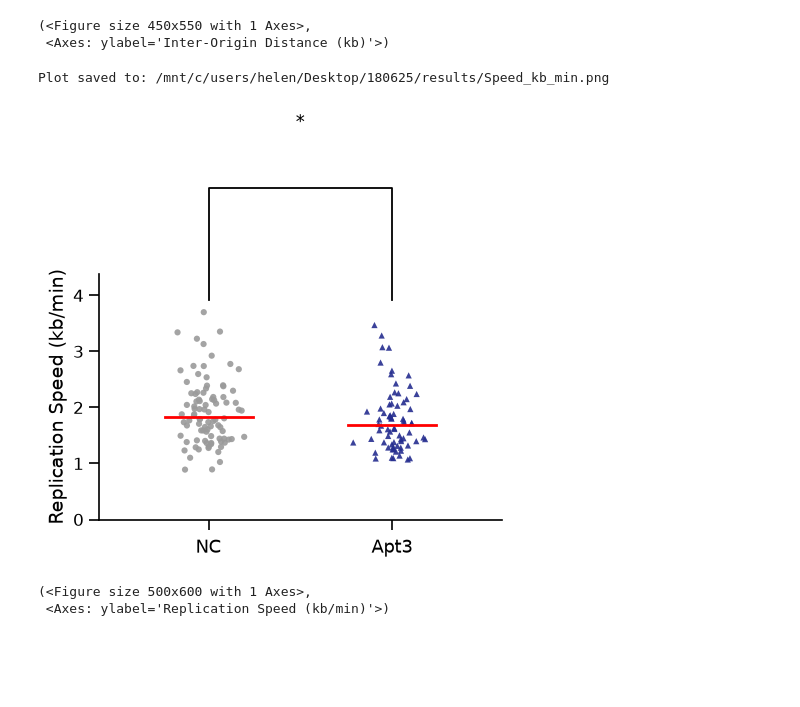
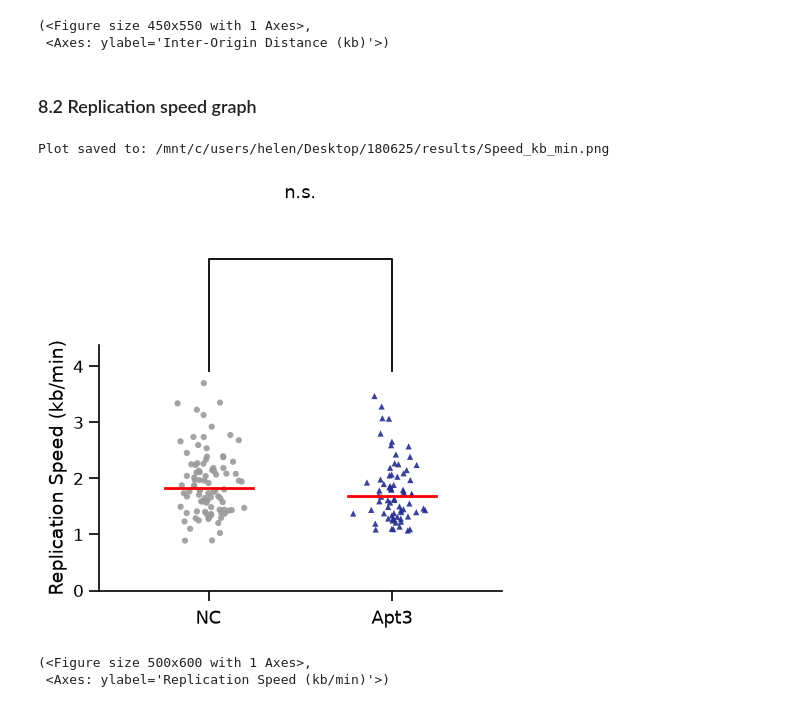
Before and after one commit to Lopatushka/DNA_fibers, a Jupyter notebook: notebook_stats.ipynb, the cells around one changed output. Drawn from its saved outputs; the diff is of its cells as text; code cells hidden in the pictures; blank space fills up the shorter version.

Commit message:
plotting in progress

```diff
--- a/notebook_stats.ipynb
+++ b/notebook_stats.ipynb
@@ -284,28 +286,30 @@ Plot saved to: /mnt/c/users/helen/Desktop/180625/results/IOD_kb.png
 [figure]
 (<Figure size 450x550 with 1 Axes>,
  <Axes: ylabel='Inter-Origin Distance (kb)'>)
+# %% [markdown]
+### 8.2 Replication speed graph
 # %%
 boxplot_with_statistics(
         data = replication_speed,
         var = "Speed_kb_min",
         sample_order = ['NC', 'Apt3'],
         sample_labels = {"NC": "NC", "Apt3": "Apt3"},
         sample_colors = {"NC": "#9a9a9a", "Apt3": "#252d8f"},
         sample_markers = {"NC": "o", "Apt3": "^"},
-        figsize = (5, 6),
+        figsize = (4.5, 5.5),
         stats = [
         {
                 "group1": "NC",
                 "group2": "Apt3",
                 "p_value": 0.09,
         }],
         y_axis = "Replication Speed (kb/min)",
         save_dir = OUTPUT_DIR,
         save_name = "Speed_kb_min",
         ext = "png"
 )
 # %% [output]
 Plot saved to: /mnt/c/users/helen/Desktop/180625/results/Speed_kb_min.png
-[figure, old version]
+[figure, new version]
 (<Figure size 500x600 with 1 Axes>,
  <Axes: ylabel='Replication Speed (kb/min)'>)
```
Also changed, not shown: parts of 1 cell of this notebook, 1 other file.
